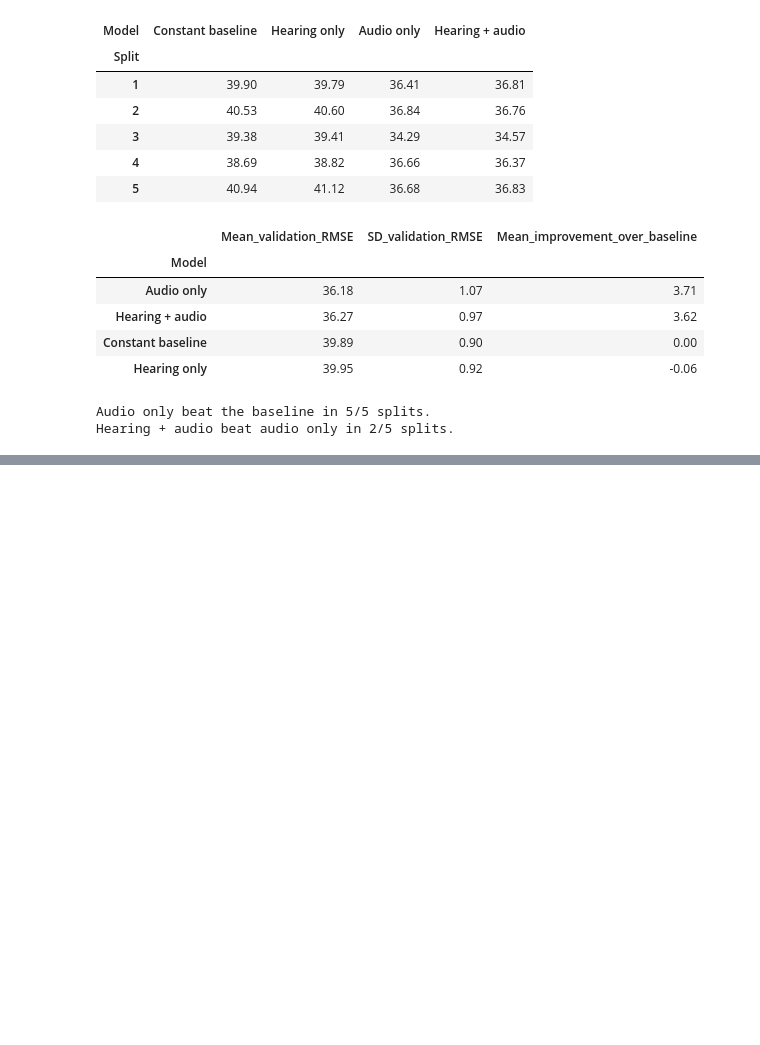
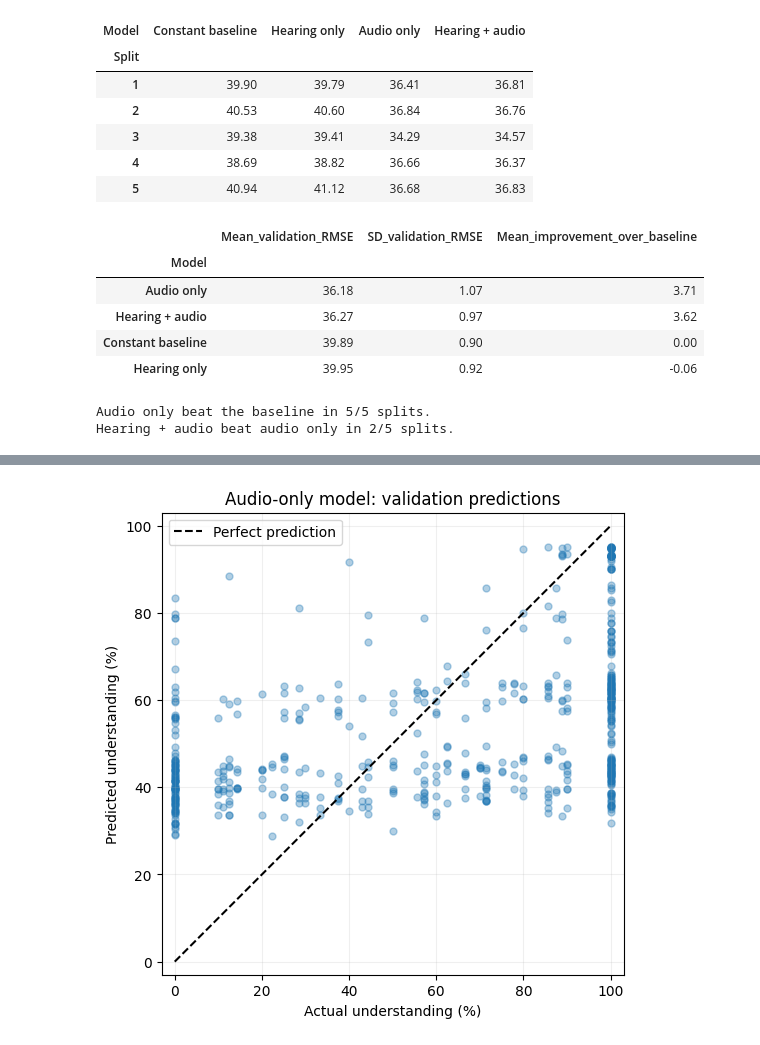
Before and after one commit to roberaBelachew/clarity_cpc2, a Jupyter notebook: clarity_cpc2.ipynb, the cells around one changed output, grey strips where cells are left out. Saved outputs shown, nothing was run; the diff lists cells and outputs as text; code cells hidden in the pictures; blank space fills up the shorter version.

Commit message:
visualize the data to see what it overestimates and underestimates

```diff
--- a/clarity_cpc2.ipynb
+++ b/clarity_cpc2.ipynb
@@ -859,0 +901,33 @@ Hearing + audio beat audio only in 2/5 splits.
+# %%
+fig, ax = plt.subplots(figsize=(7, 6))
+
+ax.scatter(
+    errors["Actual"],
+    errors["Predicted"],
+    alpha=0.35,
+    s=25,
+)
+
+ax.plot(
+    [0, 100],
+    [0, 100],
+    linestyle="--",
+    color="black",
+    label="Perfect prediction",
+)
+
+ax.set(
+    xlabel="Actual understanding (%)",
+    ylabel="Predicted understanding (%)",
+    title="Audio-only model: validation predictions",
+    xlim=(-3, 103),
+    ylim=(-3, 103),
+)
+
+ax.set_aspect("equal", adjustable="box")
+ax.legend()
+ax.grid(alpha=0.2)
+
+plt.show()
+# %% [output]
+[figure, added]
```
Also changed, not shown: parts of 4 cells of this notebook.
